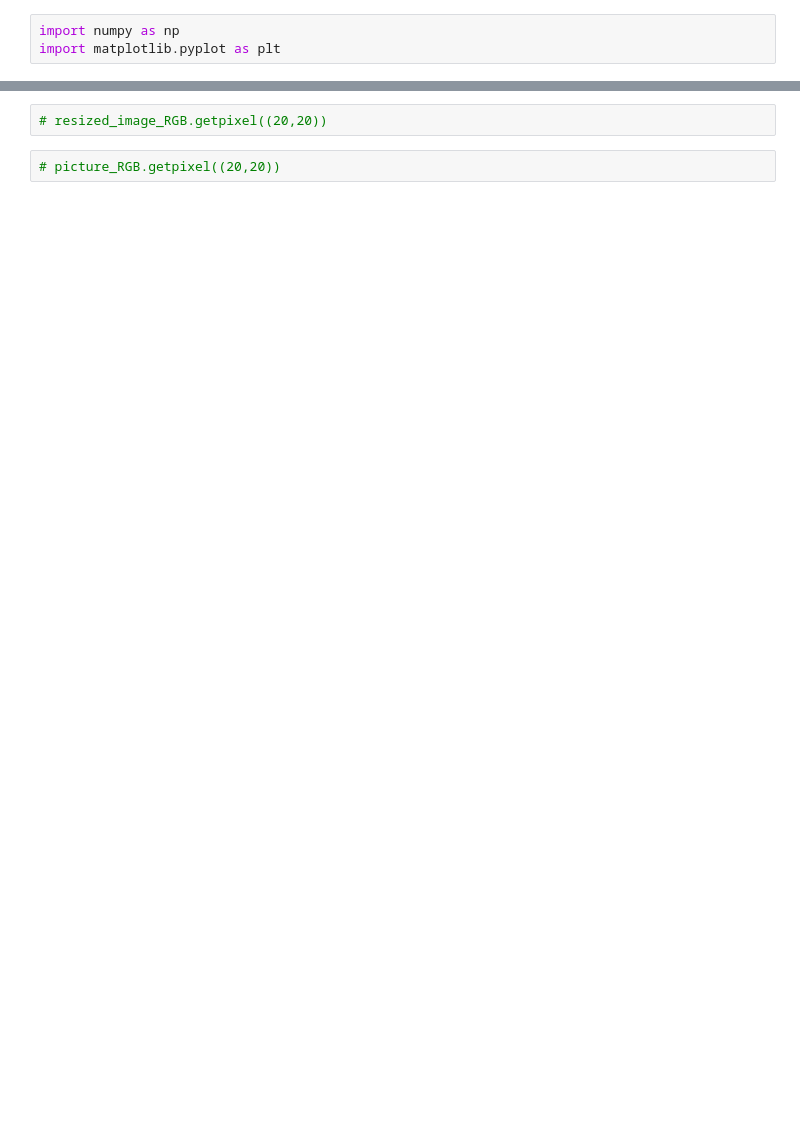
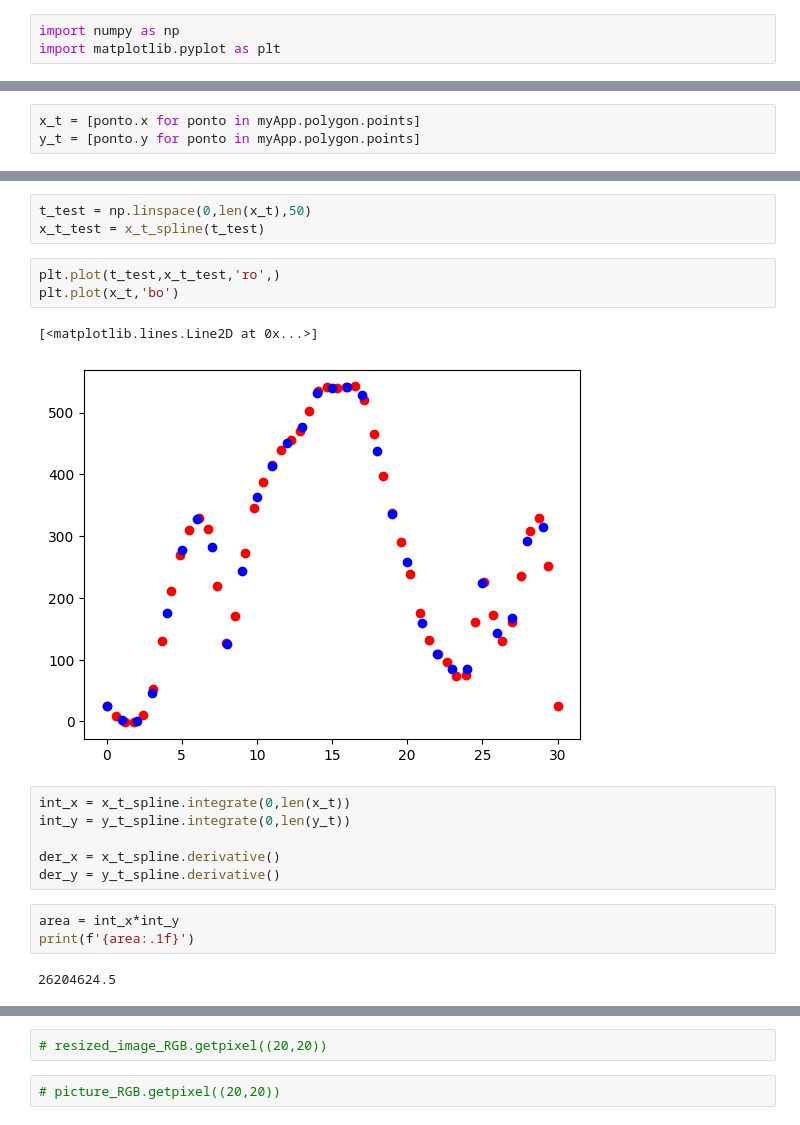
Before and after one commit to andreprovensi/UI-area-image, a Jupyter notebook: generatetri.ipynb, the cells around one changed output, grey strips where cells are left out. Drawn from its saved outputs; the diff is of its cells as text; blank space fills up the shorter version.

```diff
--- a/generatetri.ipynb
+++ b/generatetri.ipynb
@@ -568,0 +521,3 @@ plt.plot(y)
+# %%
+x_t = [ponto.x for ponto in myApp.polygon.points]
+y_t = [ponto.y for ponto in myApp.polygon.points]
@@ -568,0 +529,20 @@ plt.plot(y)
+# %%
+t_test = np.linspace(0,len(x_t),50)
+x_t_test = x_t_spline(t_test)
+# %%
+plt.plot(t_test,x_t_test,'ro',)
+plt.plot(x_t,'bo')
+# %% [output]
+[<matplotlib.lines.Line2D at 0x...>]
+[figure, added]
+# %%
+int_x = x_t_spline.integrate(0,len(x_t))
+int_y = y_t_spline.integrate(0,len(y_t))
+
+der_x = x_t_spline.derivative()
+der_y = y_t_spline.derivative()
+# %%
+area = int_x*int_y
+print(f'{area:.1f}')
+# %% [output]
+26204624.5
```
Also changed, not shown: parts of 9 cells of this notebook, 2 other files.
